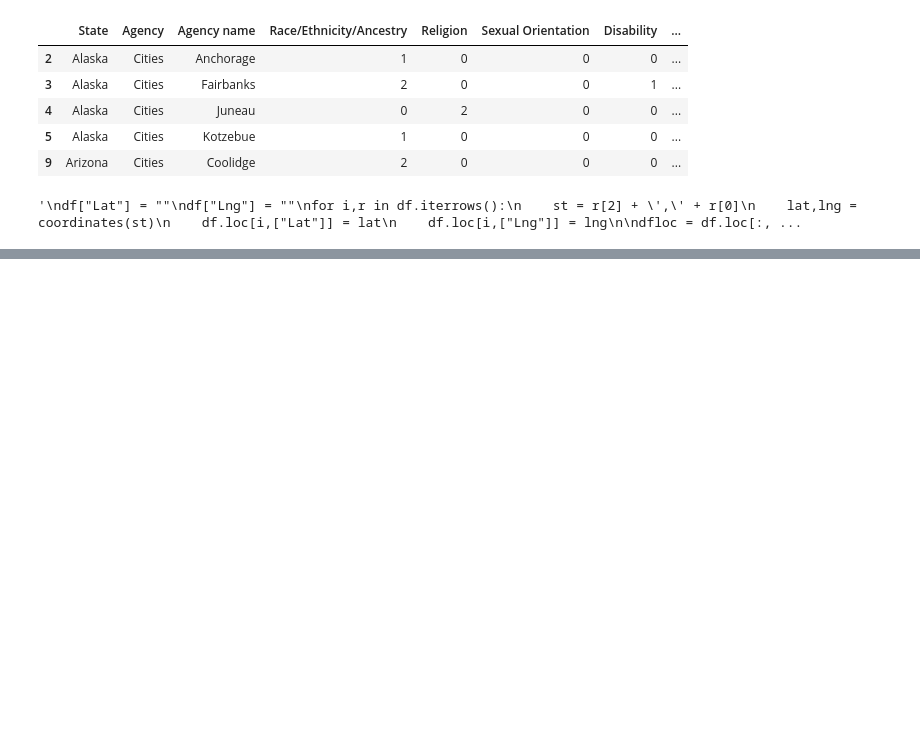
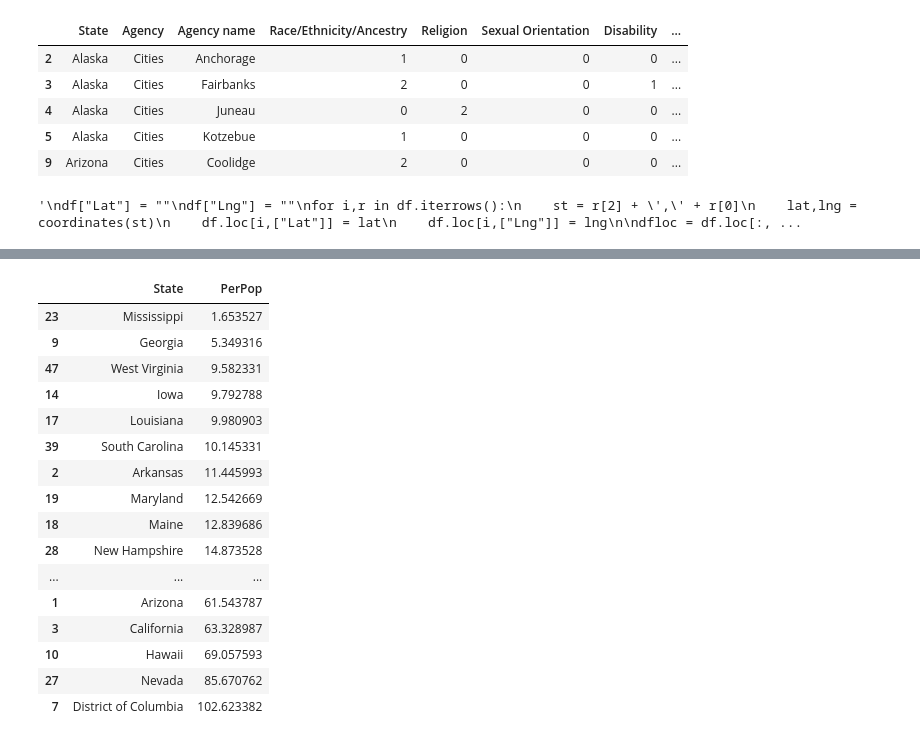
Before and after one commit to msheker/project1mmm, a Jupyter notebook: hatecrime.ipynb, the cells around one changed output, grey strips where cells are left out. Cells and saved outputs as stored; diff of their text form; code cells hidden in the pictures; blank space fills up the shorter version.

```diff
--- a/hatecrime.ipynb
+++ b/hatecrime.ipynb
@@ -240,0 +258,6 @@ dfloc
+# %%
+dfrace["PercentEnglish"] = dfrace.language_speak_only_english / dfrace.population
+dfrace = dfrace.loc[:,["State","Race/Ethnicity/Ancestry","PercentEnglish"]]
+dfrace
+
+plt.scatter(dfrace["Race/Ethnicity/Ancestry"],dfrace["PercentEnglish"])
@@ -240,0 +276,8 @@ dfloc
+# %%
+dfrace["PerPop"] = dfrace["Population"]/dfrace["population"]*100
+
+plt.bar(range(dfrace.shape[0]),dfrace["PerPop"])
+
+ind = list(dfg.index)
+plt.xticks(range(dfg.shape[0]),labels=ind, rotation = 90)
+plt.show()
@@ -240,0 +287,20 @@ dfloc
+# %%
+dfrace[["State","PerPop"]].sort_values("PerPop")
+# %% [output]
+|  | State | PerPop |
+| 23 | Mississippi | 1.653527 |
+| 9 | Georgia | 5.349316 |
+| 47 | West Virginia | 9.582331 |
+| 14 | Iowa | 9.792788 |
+| 17 | Louisiana | 9.980903 |
+| 39 | South Carolina | 10.145331 |
+| 2 | Arkansas | 11.445993 |
+| 19 | Maryland | 12.542669 |
+| 18 | Maine | 12.839686 |
+| 28 | New Hampshire | 14.873528 |
+| ... | ... | ... |
+| 1 | Arizona | 61.543787 |
+| 3 | California | 63.328987 |
+| 10 | Hawaii | 69.057593 |
+| 27 | Nevada | 85.670762 |
+| 7 | District of Columbia | 102.623382 |
```
Also changed, not shown: parts of 12 cells of this notebook.
